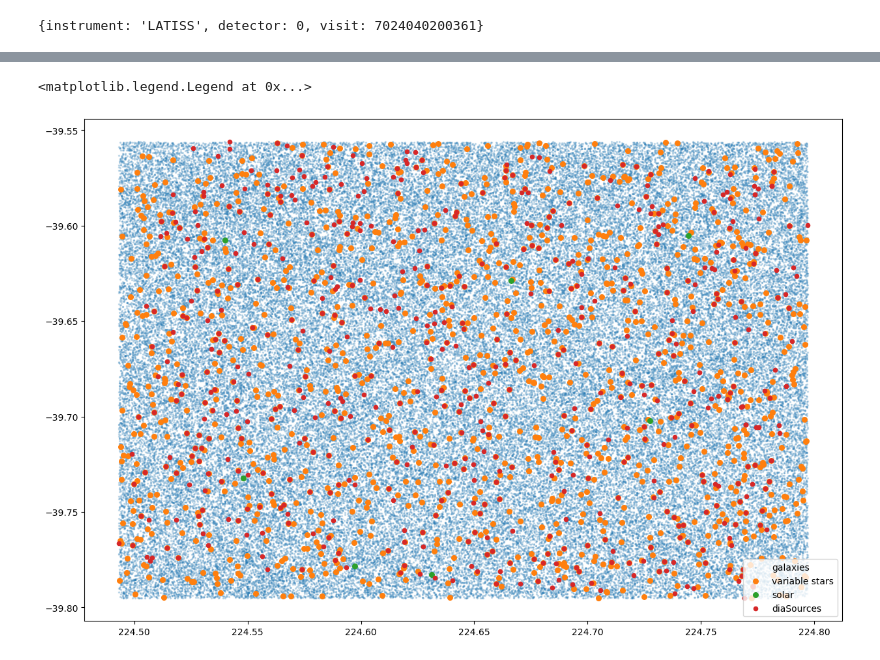
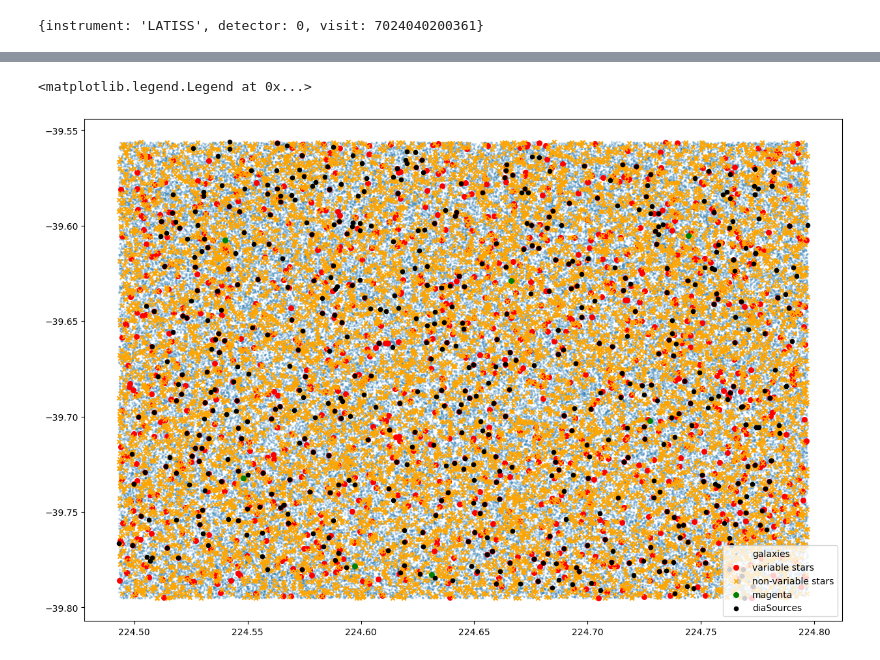
Before and after one commit to lsst-sitcom/notebooks_dia, a Jupyter notebook: Op_rehs_3_dia_truth_sprint.ipynb, the cells around one changed output, grey strips where cells are left out. Drawn from its saved outputs; the diff is of its cells as text; code cells hidden in the pictures.

```diff
--- a/Op_rehs_3_dia_truth_sprint.ipynb
+++ b/Op_rehs_3_dia_truth_sprint.ipynb
@@ -41,15 +45,14 @@ def getUniqueVisits(collections, tracts):
 ## Loading Data
 # %%
 repo = '/repo/embargo'
-
 instrument = 'LSSTComCamSim'
 collections = 'u/elhoward/DM-43098/LSSTComCamSim'
-skymap = 'ops_rehersal_prep_2k_v1'
+schema = f'elhoward_dm43098_lsstcomcamsim_appipe'
 
 butler = dafButler.Butler(repo, instrument=instrument)
 registry = butler.registry
-
 skymap = butler.get("skyMap", collections=collections, skymap="ops_rehersal_prep_2k_v1")
+apdbQuery = apdb.ApdbPostgresQuery(butler=butler, instrument=instrument, namespace=schema)
 # %% [output]
 INFO:botocore.credentials:Found credentials in shared credentials file: /sdf/home/n/ncaplar/.lsst/aws-credentials.ini
 # %%
@@ -120,12 +115,0 @@ apdbQuery = apdb.ApdbPostgresQuery(butler=butler, instrument=instrument, namespa
-# %%
-# to look at the columns avaliable
-# Assuming 'apdbQuery.connection' is your database connection object
-with apdbQuery.connection as connection:
-    # Query to fetch all column names from the DiaObject table
-    query_columns = '''
-    SELECT column_name
-    FROM information_schema.columns
-    WHERE table_schema = 'elhoward_dm43098_lsstcomcamsim_appipe' AND table_name = 'DiaSource';
-    '''
-    df_columns = pd.read_sql_query(query_columns, connection)
-    print("Available columns:", df_columns['column_name'].tolist())
@@ -183,0 +143,12 @@ midpointMjdTai = src_single_visit_det['midpointMjdTai'].values[0]
+# %%
+# let us say we want to look at the detector 2 during visit 7024040300256
+
+dataId = DataCoordinate.standardize({"instrument": 'LATISS', "detector": 2, "visit": 7024040300256}, universe=butler.dimensions)
+ccdVisitId = packer.pack(dataId)
+
+src_single_visit_det = pp_source_table[pp_source_table['ccdVisitId']==ccdVisitId]
+# just to confirm we are getting what we want
+print(packer.unpack(ccdVisitId))
+# let us store time of the observation for the future
+midpointMjdTai = src_single_visit_det['midpointMjdTai'].values[0]
+src_single_visit_det
@@ -242,3 +236,0 @@ array_of_sso_single_exp[:,2] = array_of_sso_single_exp[:,2].astype(float)
-# %%
-df_single_sso_zoom = array_of_sso_single_exp[(array_of_sso_single_exp[:,1].astype(float)<ra_max) & (array_of_sso_single_exp[:,1].astype(float)>ra_min) &\
-    (array_of_sso_single_exp[:,2].astype(float)<dec_max) & (array_of_sso_single_exp[:,2].astype(float)>dec_min) ]
@@ -251,14 +237,12 @@ plt.scatter(df_single_gal['ra'], df_single_gal['dec'], s=1, alpha=0.1, label = '
 # %%
 plt.figure(figsize=(15,10))
 
-
 plt.scatter(df_single_gal_zoom['ra'], df_single_gal_zoom['dec'], s=2, alpha=0.21, label = 'galaxies')
-
-plt.scatter(df_single_ps_var_zoom['ra'], df_single_ps_var_zoom['dec'], s=30, alpha=1, label = 'variable stars')
-
-plt.scatter(df_single_sso_zoom[:,1].astype(float), df_single_sso_zoom[:,2].astype(float), s=30, alpha=1, label = 'solar')
-plt.scatter(src_single_visit_det['ra'], src_single_visit_det['dec'], s=20, alpha=1, label = 'diaSources')
+plt.scatter(df_single_ps_var_zoom['ra'], df_single_ps_var_zoom['dec'], s=30, alpha=1, label = 'variable stars', color = 'red', marker='o')
+plt.scatter(df_single_ps_no_var_zoom['ra'], df_single_ps_no_var_zoom['dec'], s=20, alpha=1, label = 'non-variable stars', color = 'orange', marker='x')
+plt.scatter(df_single_sso_zoom['ra'], df_single_sso_zoom['dec'], s=30, alpha=1, label = 'magenta', color ='green')
+plt.scatter(src_single_visit_det['ra'], src_single_visit_det['dec'], s=20, alpha=1, label = 'diaSources', color ='black')
 plt.legend()
 # %% [output]
 <matplotlib.legend.Legend at 0x...>
-[figure, old version]
+[figure, new version]
```
Also changed, not shown: parts of 21 cells of this notebook.
